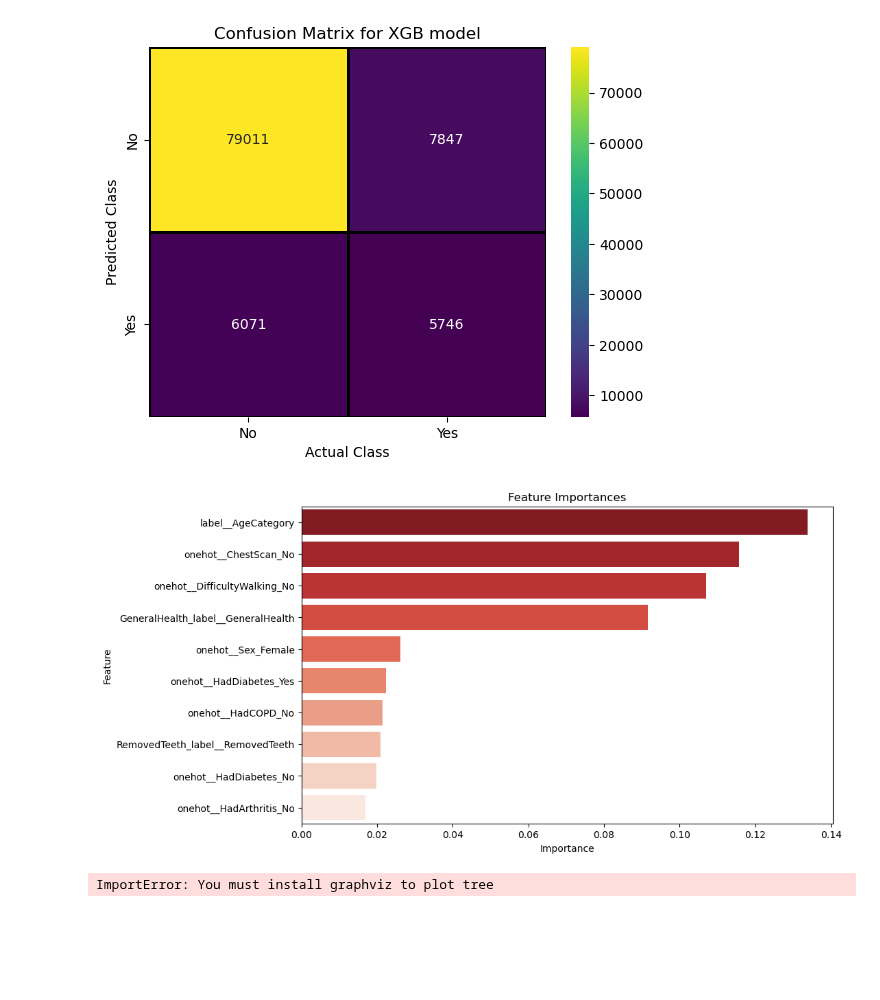
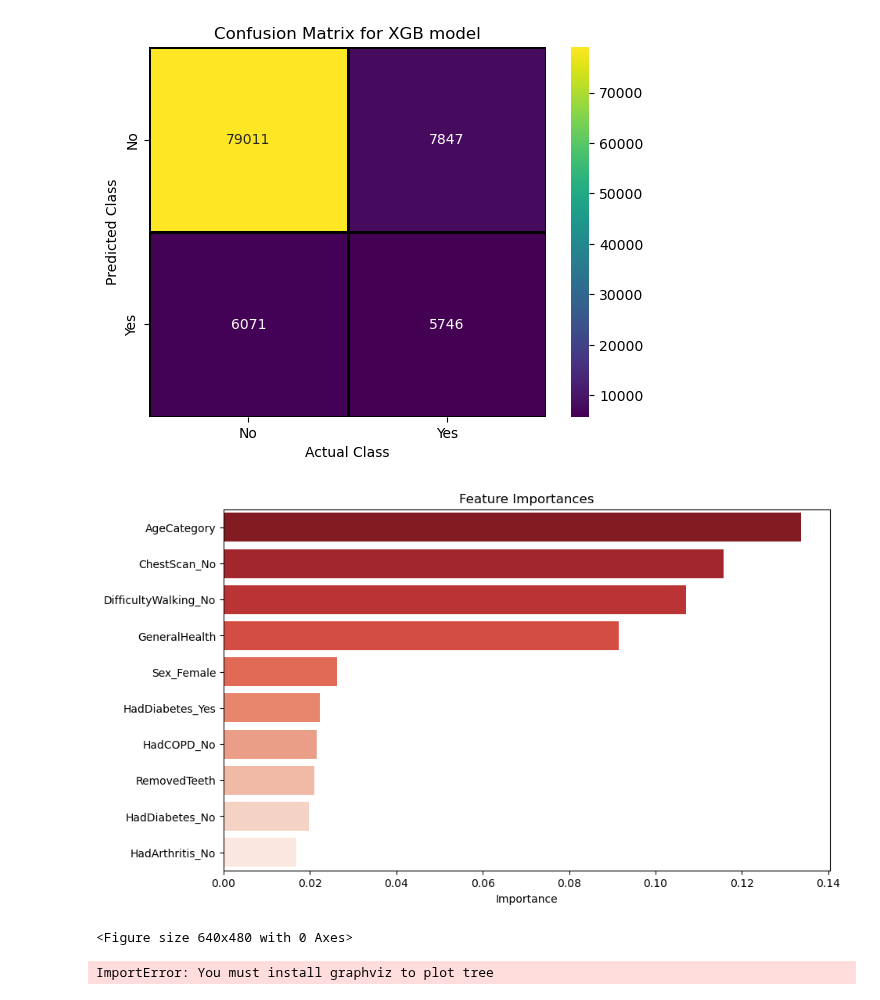
Before and after one commit to DecisionTreeBruining/212B-ML-Project, a Jupyter notebook: assignment_2/local_dev/final_analysis.ipynb, the cells around one changed output. Saved outputs shown, nothing was run; the diff lists cells and outputs as text; code cells hidden in the pictures; blank space fills up the shorter version.

```diff
--- a/assignment_2/local_dev/final_analysis.ipynb
+++ b/assignment_2/local_dev/final_analysis.ipynb
@@ -451,20 +443,23 @@ has_heart_disease                        6071                     5746
 # %%
 # Feature importance
 # xgb_model = pickle.load(open(indir + 'xgboost_model_select.pkl', 'rb'))
 # xgb_model = xgb_model.best_estimator_
 feature_importances = xgb_model.feature_importances_
 feature_importances_df = pd.DataFrame({'Feature': X_train.columns, 'Importance': feature_importances})
 feature_importances_df = feature_importances_df.sort_values('Importance', ascending=False)
-
+# change the feature names to the original names
+feature_importances_df['Feature'] = feature_importances_df['Feature'].apply(lambda x: x.split('__')[1])
 # Plot the feature importances
 plt.figure(figsize=(10, 6))
 sns.barplot(x='Importance', y='Feature',palette = "Reds_r",
             data=feature_importances_df.head(10))
 plt.title('Feature Importances')
+plt.ylabel('')
+plt.show()
 plt.savefig(os.path.join(figpath, "xgb_feature_importance.png"))
-plt.show()
 # %% [output]
-[figure, old version]
+[figure, new version]
+<Figure size 640x480 with 0 Axes>
 # %%
 # XG Decision Tree
 xgb_model
```
Also changed, not shown: parts of 5 cells of this notebook, 3 other files.
